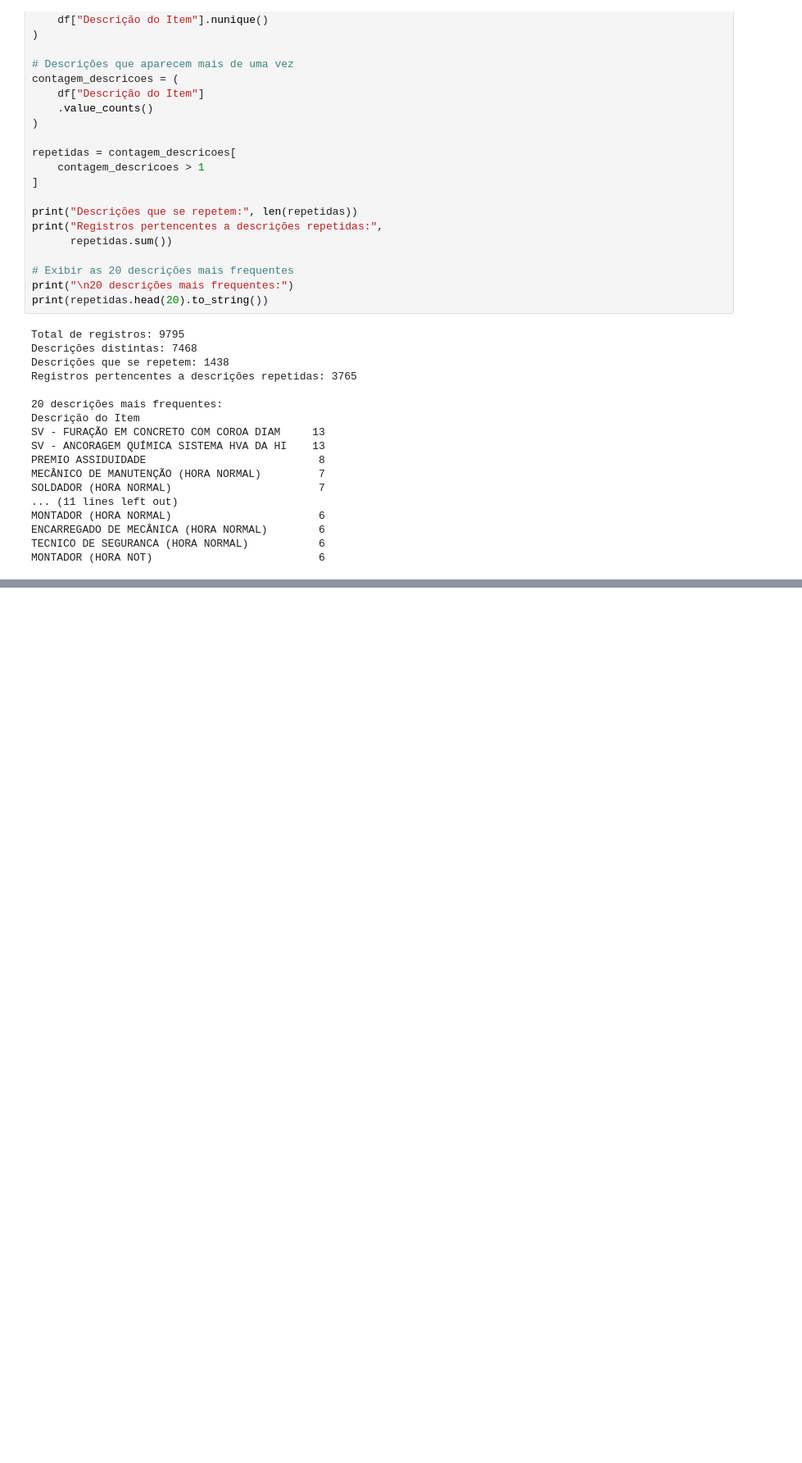
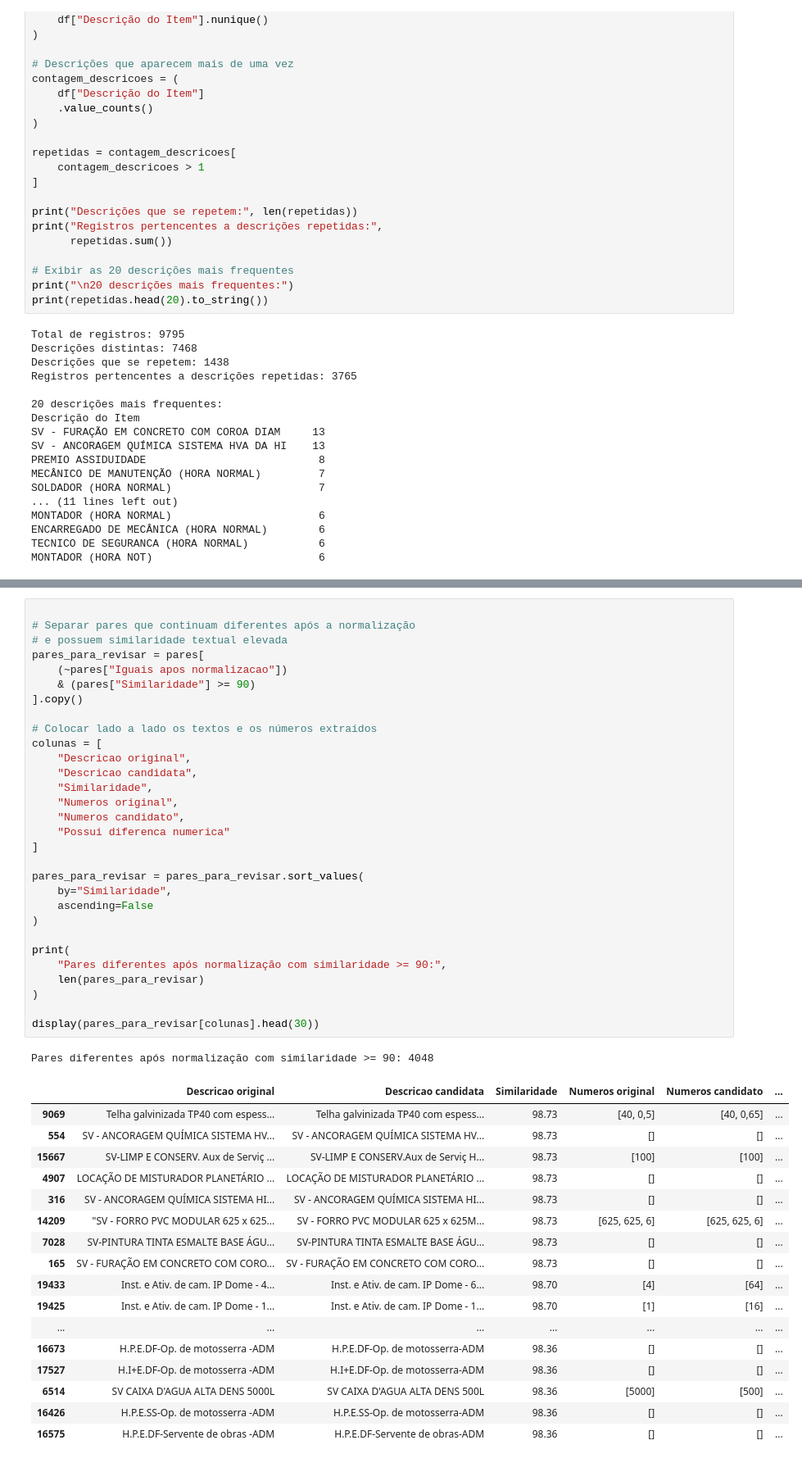
Before and after one commit to Eduard0Lopes/Desafio_GC_Gerdau, a Jupyter notebook: IA/notebooks/01_analise_exploratoria.ipynb, the cells around one changed output, grey strips where cells are left out. Shown at 82% size. Drawn from its saved outputs; the diff is of its cells as text; blank space fills up the shorter version.

```diff
--- a/IA/notebooks/01_analise_exploratoria.ipynb
+++ b/IA/notebooks/01_analise_exploratoria.ipynb
@@ -169,0 +751,49 @@ MONTADOR (HORA NOT)                          6
+# %%
+
+# Separar pares que continuam diferentes após a normalização
+# e possuem similaridade textual elevada
+pares_para_revisar = pares[
+    (~pares["Iguais apos normalizacao"])
+    & (pares["Similaridade"] >= 90)
+].copy()
+
+# Colocar lado a lado os textos e os números extraídos
+colunas = [
+    "Descricao original",
+    "Descricao candidata",
+    "Similaridade",
+    "Numeros original",
+    "Numeros candidato",
+    "Possui diferenca numerica"
+]
+
+pares_para_revisar = pares_para_revisar.sort_values(
+    by="Similaridade",
+    ascending=False
+)
+
+print(
+    "Pares diferentes após normalização com similaridade >= 90:",
+    len(pares_para_revisar)
+)
+
+display(pares_para_revisar[colunas].head(30))
+# %% [output]
+Pares diferentes após normalização com similaridade >= 90: 4048
+|  | Descricao original | Descricao candidata | Similaridade | Numeros original | Numeros candidato | ... |
+| 9069 | Telha galvinizada TP40 com espess... | Telha galvinizada TP40 com espess... | 98.73 | [40, 0,5] | [40, 0,65] | ... |
+| 554 | SV - ANCORAGEM QUÍMICA SISTEMA HV... | SV - ANCORAGEM QUÍMICA SISTEMA HV... | 98.73 | [] | [] | ... |
+| 15667 | SV-LIMP E CONSERV. Aux de Serviç ... | SV-LIMP E CONSERV.Aux de Serviç H... | 98.73 | [100] | [100] | ... |
+| 4907 | LOCAÇÃO DE MISTURADOR PLANETÁRIO ... | LOCAÇÃO DE MISTURADOR PLANETÁRIO ... | 98.73 | [] | [] | ... |
+| 316 | SV - ANCORAGEM QUÍMICA SISTEMA HI... | SV - ANCORAGEM QUÍMICA SISTEMA HI... | 98.73 | [] | [] | ... |
+| 14209 | "SV - FORRO PVC MODULAR 625 x 625... | SV - FORRO PVC MODULAR 625 x 625M... | 98.73 | [625, 625, 6] | [625, 625, 6] | ... |
+| 7028 | SV-PINTURA TINTA ESMALTE BASE ÁGU... | SV-PINTURA TINTA ESMALTE BASE ÁGU... | 98.73 | [] | [] | ... |
+| 165 | SV - FURAÇÃO EM CONCRETO COM CORO... | SV - FURAÇÃO EM CONCRETO COM CORO... | 98.73 | [] | [] | ... |
+| 19433 | Inst. e Ativ. de cam. IP Dome - 4... | Inst. e Ativ. de cam. IP Dome - 6... | 98.70 | [4] | [64] | ... |
+| 19425 | Inst. e Ativ. de cam. IP Dome - 1... | Inst. e Ativ. de cam. IP Dome - 1... | 98.70 | [1] | [16] | ... |
+| ... | ... | ... | ... | ... | ... | ... |
+| 16673 | H.P.E.DF-Op. de motosserra -ADM | H.P.E.DF-Op. de motosserra-ADM | 98.36 | [] | [] | ... |
+| 17527 | H.I+E.DF-Op. de motosserra -ADM | H.I+E.DF-Op. de motosserra-ADM | 98.36 | [] | [] | ... |
+| 6514 | SV CAIXA D'AGUA ALTA DENS 5000L | SV CAIXA D'AGUA ALTA DENS 500L | 98.36 | [5000] | [500] | ... |
+| 16426 | H.P.E.SS-Op. de motosserra -ADM | H.P.E.SS-Op. de motosserra-ADM | 98.36 | [] | [] | ... |
+| 16575 | H.P.E.DF-Servente de obras -ADM | H.P.E.DF-Servente de obras-ADM | 98.36 | [] | [] | ... |
```
Also changed, not shown: parts of 54 cells of this notebook, 7 other files.
